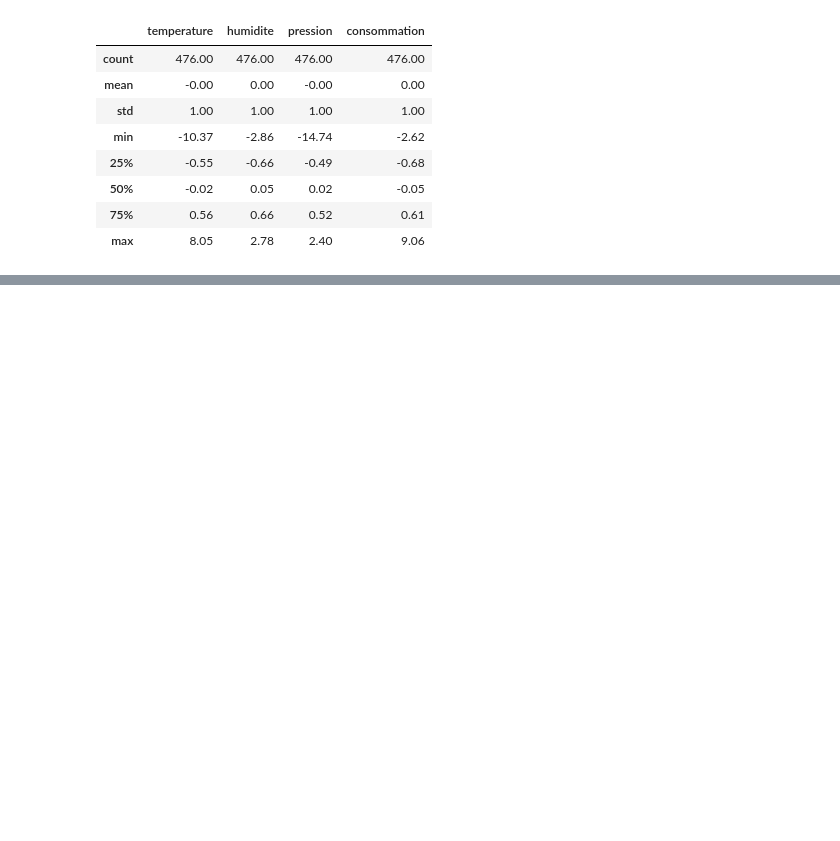
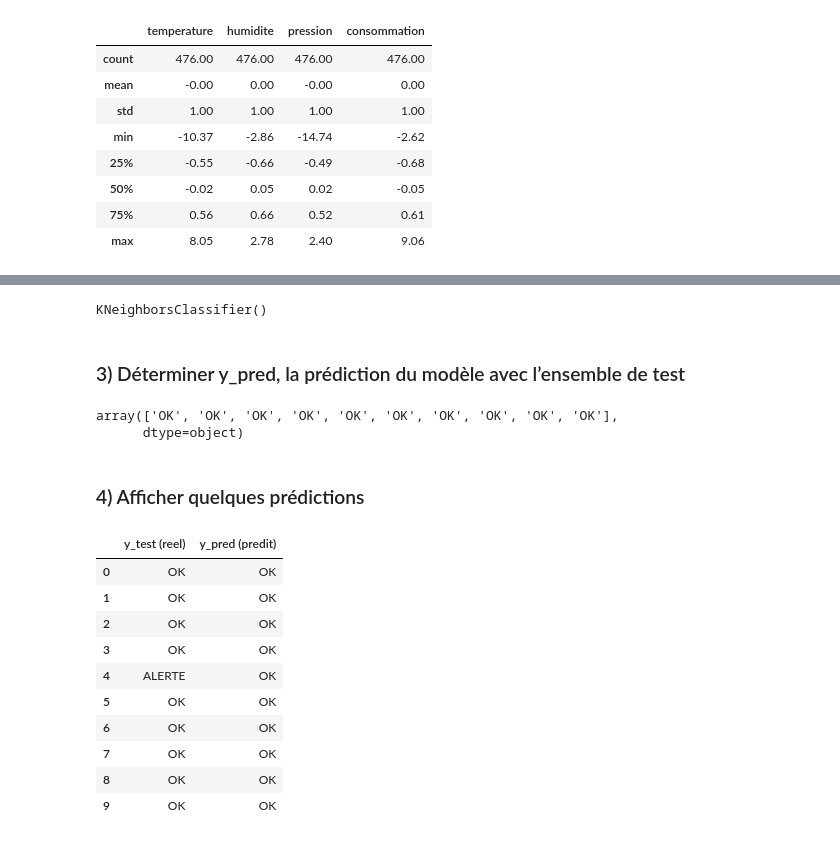
Before and after one commit to sinendoye/atelier_scikit-learn_iot, a Jupyter notebook: notebooks/atelier_scikit-learn_iot.ipynb, the cells around one changed output, grey strips where cells are left out. Drawn from its saved outputs; the diff is of its cells as text; code cells hidden in the pictures; blank space fills up the shorter version.

```diff
--- a/notebooks/atelier_scikit-learn_iot.ipynb
+++ b/notebooks/atelier_scikit-learn_iot.ipynb
@@ -351,0 +357,35 @@ X_train_scaled.describe().round(2)
+# %%
+from sklearn.neighbors import KNeighborsClassifier
+
+model = KNeighborsClassifier(n_neighbors=5)
+model.fit(X_train_scaled, y_train)
+# %% [output]
+KNeighborsClassifier()
+# %% [markdown]
+### 3) Déterminer y_pred, la prédiction du modèle avec l’ensemble de test
+# %%
+y_pred = model.predict(X_test_scaled)
+y_pred[:10]
+# %% [output]
+array(['OK', 'OK', 'OK', 'OK', 'OK', 'OK', 'OK', 'OK', 'OK', 'OK'],
+      dtype=object)
+# %% [markdown]
+### 4) Afficher quelques prédictions
+# %%
+resultats = pd.DataFrame({
+    "y_test (reel)": y_test.values[:10],
+    "y_pred (predit)": y_pred[:10]
+})
+resultats
+# %% [output]
+|  | y_test (reel) | y_pred (predit) |
+| 0 | OK | OK |
+| 1 | OK | OK |
+| 2 | OK | OK |
+| 3 | OK | OK |
+| 4 | ALERTE | OK |
+| 5 | OK | OK |
+| 6 | OK | OK |
+| 7 | OK | OK |
+| 8 | OK | OK |
+| 9 | OK | OK |
```
Also changed, not shown: parts of 4 cells of this notebook.
